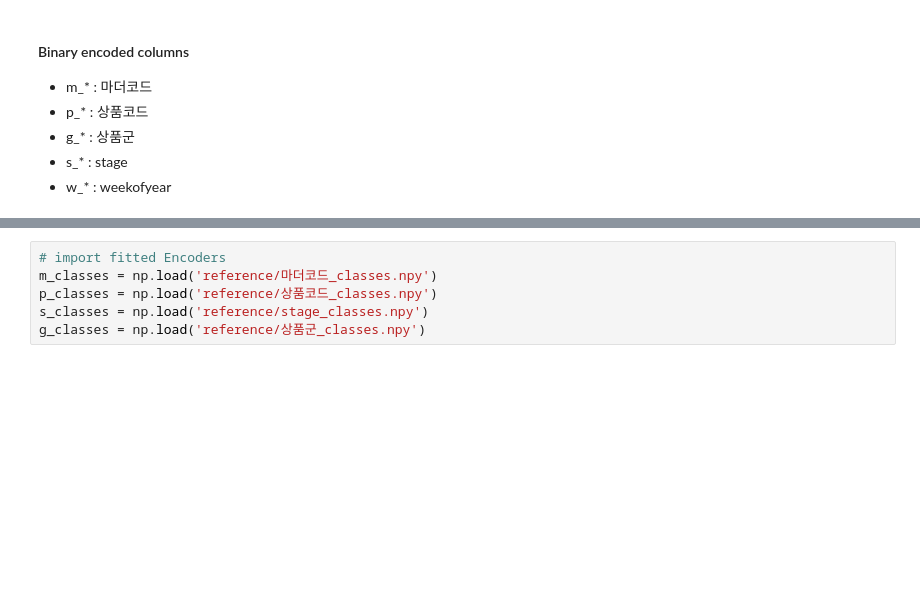
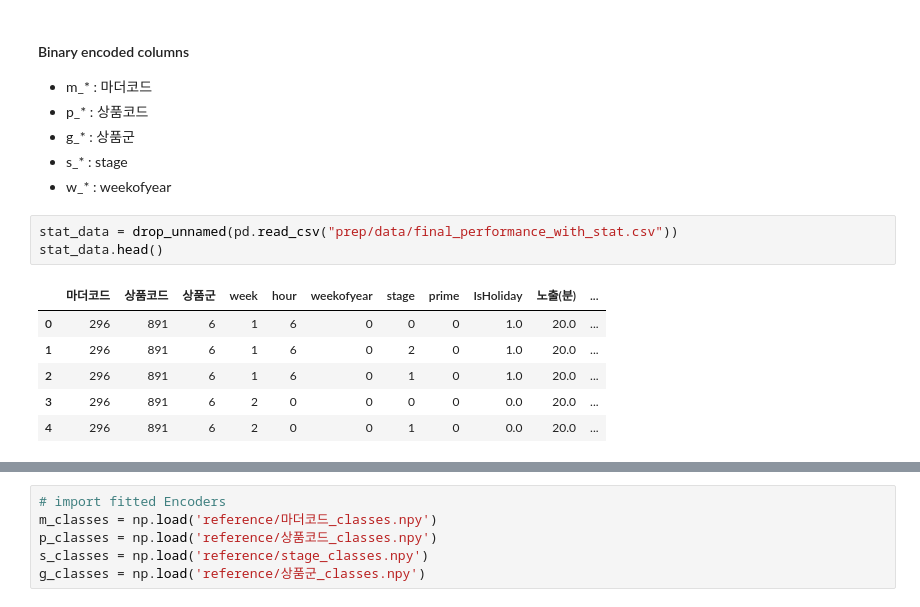
Before and after one commit to Yeeun-Lee/big_contest_2020, a Jupyter notebook: logic_added.ipynb, the cells around one changed output, grey strips where cells are left out. Drawn from its saved outputs; the diff is of its cells as text; blank space fills up the shorter version.

```diff
--- a/logic_added.ipynb
+++ b/logic_added.ipynb
@@ -46,3 +25,13 @@ Index(['방송일시', '노출(분)', '마더코드', '상품코드', '상품명
 - g_* : 상품군
 - s_* : stage
 - w_* : weekofyear
+# %%
+stat_data = drop_unnamed(pd.read_csv("prep/data/final_performance_with_stat.csv"))
+stat_data.head()
+# %% [output]
+|  | 마더코드 | 상품코드 | 상품군 | week | hour | weekofyear | stage | prime | IsHoliday | 노출(분) | ... |
+| 0 | 296 | 891 | 6 | 1 | 6 | 0 | 0 | 0 | 1.0 | 20.0 | ... |
+| 1 | 296 | 891 | 6 | 1 | 6 | 0 | 2 | 0 | 1.0 | 20.0 | ... |
+| 2 | 296 | 891 | 6 | 1 | 6 | 0 | 1 | 0 | 1.0 | 20.0 | ... |
+| 3 | 296 | 891 | 6 | 2 | 0 | 0 | 0 | 0 | 0.0 | 20.0 | ... |
+| 4 | 296 | 891 | 6 | 2 | 0 | 0 | 1 | 0 | 0.0 | 20.0 | ... |
```
Also changed, not shown: parts of 65 cells of this notebook, 1 other file.
